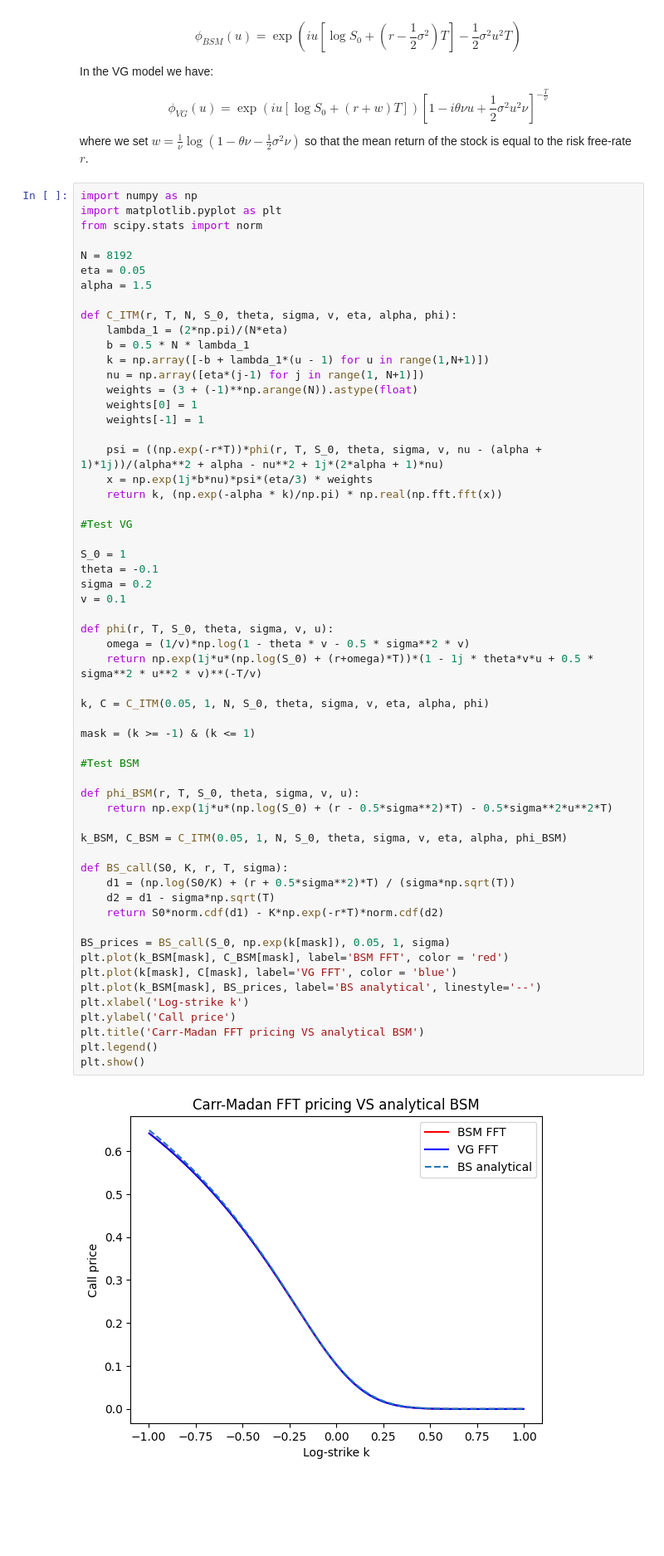
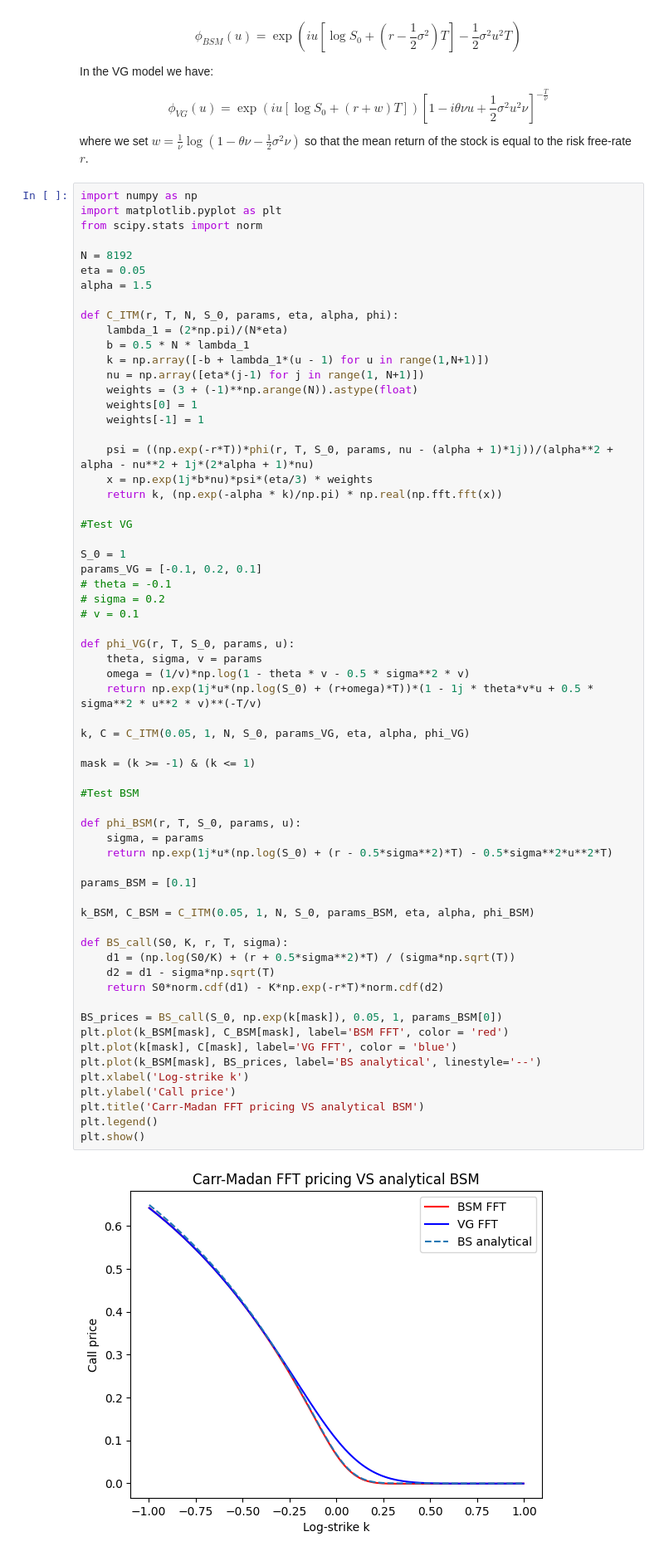
Before and after one commit to victormaury25/option-pricing-fft, a Jupyter notebook: FFT option pricing.ipynb, the cells around one changed output. Shown at 83% size. Saved outputs shown, nothing was run; the diff lists cells and outputs as text; blank space fills up the shorter version.

```diff
--- a/FFT option pricing.ipynb
+++ b/FFT option pricing.ipynb
@@ -43,7 +43,7 @@ N = 8192
 eta = 0.05
 alpha = 1.5
 
-def C_ITM(r, T, N, S_0, theta, sigma, v, eta, alpha, phi):
+def C_ITM(r, T, N, S_0, params, eta, alpha, phi):
     lambda_1 = (2*np.pi)/(N*eta)
     b = 0.5 * N * lambda_1
     k = np.array([-b + lambda_1*(u - 1) for u in range(1,N+1)])
@@ -52,48 +52,53 @@ def C_ITM(r, T, N, S_0, theta, sigma, v, eta, alpha, phi):
     weights[0] = 1
     weights[-1] = 1
 
-    psi = ((np.exp(-r*T))*phi(r, T, S_0, theta, sigma, v, nu - (alpha + 1)*1j))/(alpha**2 + alpha - nu**2 + 1j*(2*alpha + 1)*nu)
+    psi = ((np.exp(-r*T))*phi(r, T, S_0, params, nu - (alpha + 1)*1j))/(alpha**2 + alpha - nu**2 + 1j*(2*alpha + 1)*nu)
     x = np.exp(1j*b*nu)*psi*(eta/3) * weights
     return k, (np.exp(-alpha * k)/np.pi) * np.real(np.fft.fft(x))
 
 #Test VG
 
 S_0 = 1
-theta = -0.1
-sigma = 0.2
-v = 0.1
+params_VG = [-0.1, 0.2, 0.1]
+# theta = -0.1
+# sigma = 0.2
+# v = 0.1
 
-def phi(r, T, S_0, theta, sigma, v, u):
+def phi_VG(r, T, S_0, params, u):
+    theta, sigma, v = params
     omega = (1/v)*np.log(1 - theta * v - 0.5 * sigma**2 * v)
     return np.exp(1j*u*(np.log(S_0) + (r+omega)*T))*(1 - 1j * theta*v*u + 0.5 * sigma**2 * u**2 * v)**(-T/v)
 
-k, C = C_ITM(0.05, 1, N, S_0, theta, sigma, v, eta, alpha, phi)
+k, C = C_ITM(0.05, 1, N, S_0, params_VG, eta, alpha, phi_VG)
 
 mask = (k >= -1) & (k <= 1)
 
 #Test BSM
 
-def phi_BSM(r, T, S_0, theta, sigma, v, u):
+def phi_BSM(r, T, S_0, params, u):
+    sigma, = params
     return np.exp(1j*u*(np.log(S_0) + (r - 0.5*sigma**2)*T) - 0.5*sigma**2*u**2*T)
 
-k_BSM, C_BSM = C_ITM(0.05, 1, N, S_0, theta, sigma, v, eta, alpha, phi_BSM)
+params_BSM = [0.1]
+
+k_BSM, C_BSM = C_ITM(0.05, 1, N, S_0, params_BSM, eta, alpha, phi_BSM)
 
 def BS_call(S0, K, r, T, sigma):
     d1 = (np.log(S0/K) + (r + 0.5*sigma**2)*T) / (sigma*np.sqrt(T))
     d2 = d1 - sigma*np.sqrt(T)
     return S0*norm.cdf(d1) - K*np.exp(-r*T)*norm.cdf(d2)
 
-BS_prices = BS_call(S_0, np.exp(k[mask]), 0.05, 1, sigma)
+BS_prices = BS_call(S_0, np.exp(k[mask]), 0.05, 1, params_BSM[0])
 plt.plot(k_BSM[mask], C_BSM[mask], label='BSM FFT', color = 'red')
 plt.plot(k[mask], C[mask], label='VG FFT', color = 'blue')
 plt.plot(k_BSM[mask], BS_prices, label='BS analytical', linestyle='--')
 plt.xlabel('Log-strike k')
 plt.ylabel('Call price')
 plt.title('Carr-Madan FFT pricing VS analytical BSM')
 plt.legend()
 plt.show()
 # %% [output]
-[figure, old version]
+[figure, new version]
 # %% [markdown]
 ## 2. Market Data
 SPX option chain for 3 maturities (24d, 53d, 81d). Risk-free rate from 3-month T-bill.
```
Also changed, not shown: parts of 7 cells of this notebook.
